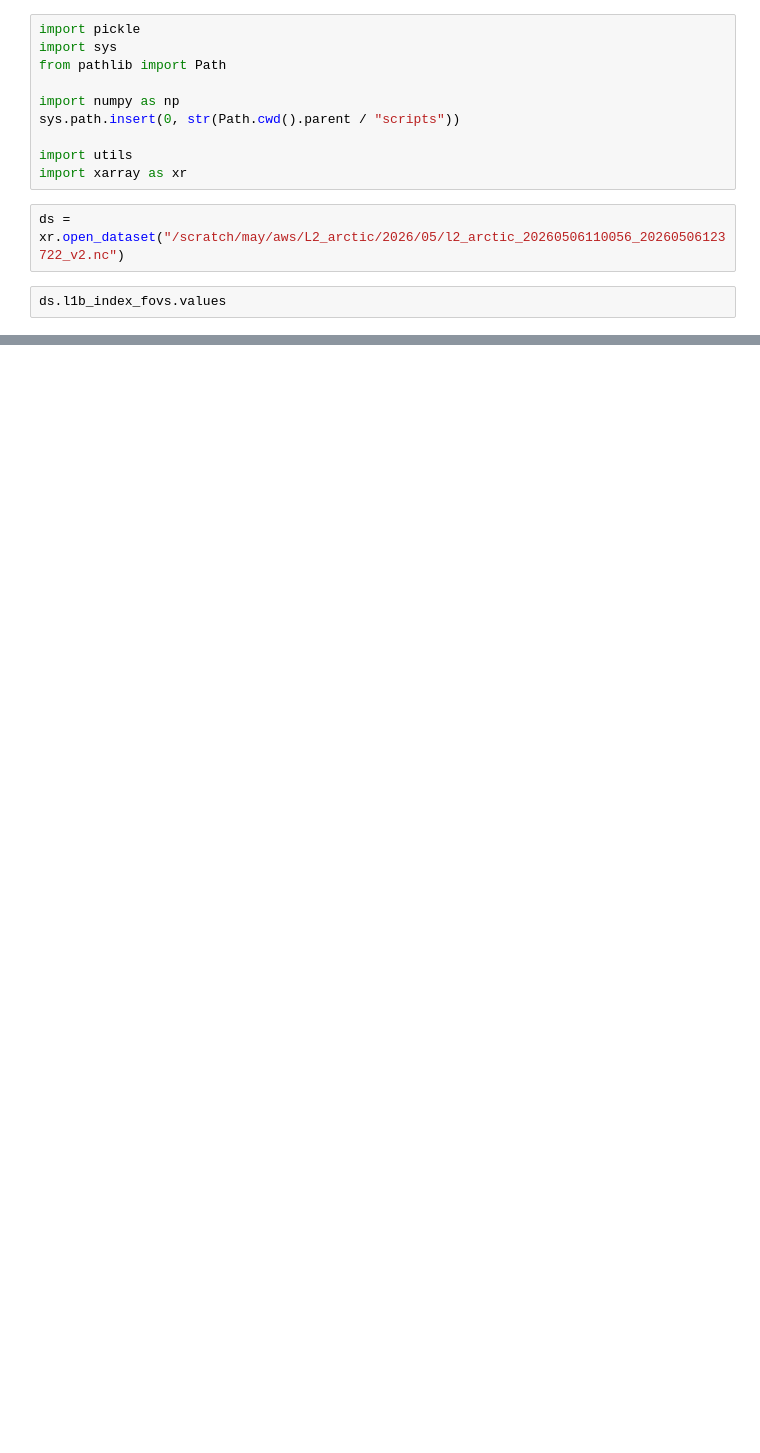
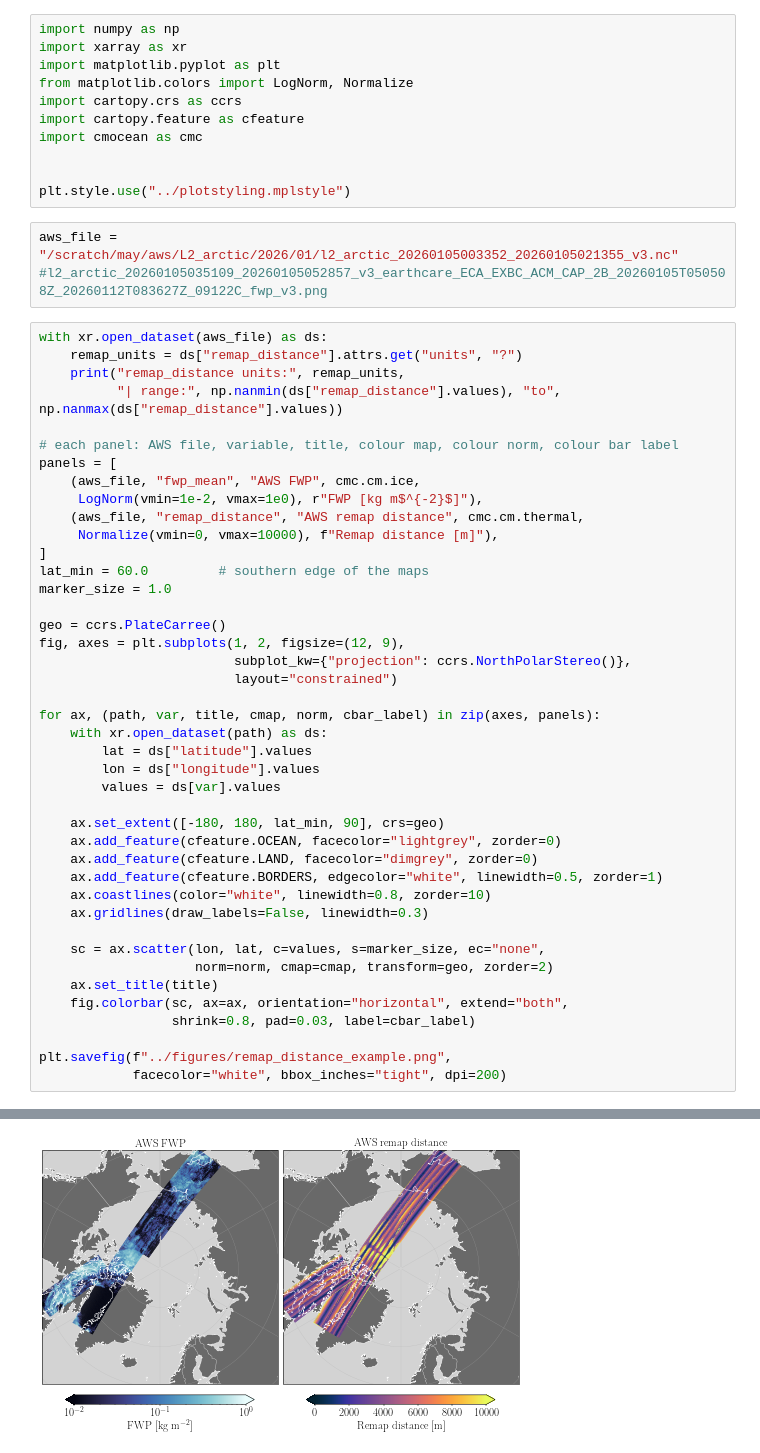
Before and after one commit to elliemay481/AWS_Arctic, a Jupyter notebook: notebooks/Untitled.ipynb, the cells around one changed output, grey strips where cells are left out. Drawn from its saved outputs; the diff is of its cells as text; blank space fills up the shorter version.

```diff
--- a/notebooks/Untitled.ipynb
+++ b/notebooks/Untitled.ipynb
@@ -1,15 +1,57 @@
 # %%
-import pickle
-import sys
-from pathlib import Path
+import numpy as np
+import xarray as xr
+import matplotlib.pyplot as plt
+from matplotlib.colors import LogNorm, Normalize
+import cartopy.crs as ccrs
+import cartopy.feature as cfeature
+import cmocean as cmc
 
-import numpy as np
-sys.path.insert(0, str(Path.cwd().parent / "scripts"))
 
-import utils
-import xarray as xr
+plt.style.use("../plotstyling.mplstyle")
 # %%
-ds = xr.open_dataset("/scratch/may/aws/L2_arctic/2026/05/l2_arctic_20260506110056_20260506123722_v2.nc")
+aws_file = "/scratch/may/aws/L2_arctic/2026/01/l2_arctic_20260105003352_20260105021355_v3.nc"
+#l2_arctic_20260105035109_20260105052857_v3_earthcare_ECA_EXBC_ACM_CAP_2B_20260105T050508Z_20260112T083627Z_09122C_fwp_v3.png
 # %%
-ds.l1b_index_fovs.values
+with xr.open_dataset(aws_file) as ds:
+    remap_units = ds["remap_distance"].attrs.get("units", "?")
+    print("remap_distance units:", remap_units,
+          "| range:", np.nanmin(ds["remap_distance"].values), "to", np.nanmax(ds["remap_distance"].values))
+
+# each panel: AWS file, variable, title, colour map, colour norm, colour bar label
+panels = [
+    (aws_file, "fwp_mean", "AWS FWP", cmc.cm.ice,
+     LogNorm(vmin=1e-2, vmax=1e0), r"FWP [kg m$^{-2}$]"),
+    (aws_file, "remap_distance", "AWS remap distance", cmc.cm.thermal,
+     Normalize(vmin=0, vmax=10000), f"Remap distance [m]"),
+]
+lat_min = 60.0         # southern edge of the maps
+marker_size = 1.0
+
+geo = ccrs.PlateCarree()
+fig, axes = plt.subplots(1, 2, figsize=(12, 9),
+                         subplot_kw={"projection": ccrs.NorthPolarStereo()},
+                         layout="constrained")
+
+for ax, (path, var, title, cmap, norm, cbar_label) in zip(axes, panels):
+    with xr.open_dataset(path) as ds:
+        lat = ds["latitude"].values
+        lon = ds["longitude"].values
+        values = ds[var].values
+
+    ax.set_extent([-180, 180, lat_min, 90], crs=geo)
+    ax.add_feature(cfeature.OCEAN, facecolor="lightgrey", zorder=0)
+    ax.add_feature(cfeature.LAND, facecolor="dimgrey", zorder=0)
+    ax.add_feature(cfeature.BORDERS, edgecolor="white", linewidth=0.5, zorder=1)
+    ax.coastlines(color="white", linewidth=0.8, zorder=10)
+    ax.gridlines(draw_labels=False, linewidth=0.3)
+
+    sc = ax.scatter(lon, lat, c=values, s=marker_size, ec="none",
+                    norm=norm, cmap=cmap, transform=geo, zorder=2)
+    ax.set_title(title)
+    fig.colorbar(sc, ax=ax, orientation="horizontal", extend="both",
+                 shrink=0.8, pad=0.03, label=cbar_label)
+
+plt.savefig(f"../figures/remap_distance_example.png",
+            facecolor="white", bbox_inches="tight", dpi=200)
 # %% [output]
@@ -22,0 +59 @@ array([ 24,  25,  26,  27,  28,  29,  30,  31,  32,  33,  34,  35,  36,
+[figure, added]
```
Also changed, not shown: parts of 1 cell of this notebook, 10 other files.
